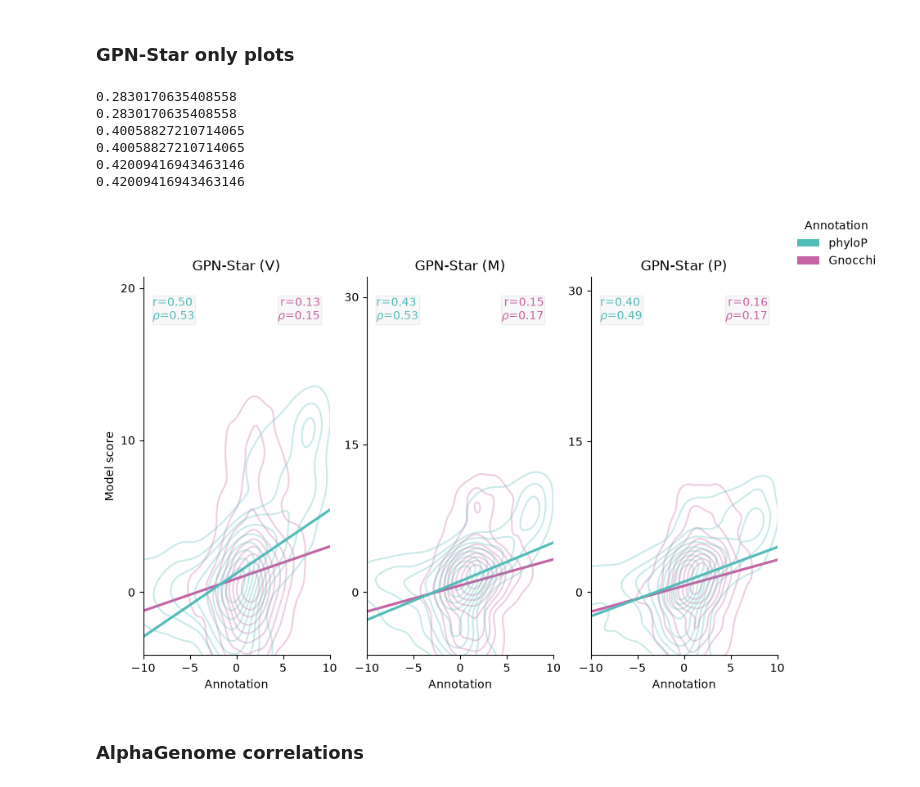
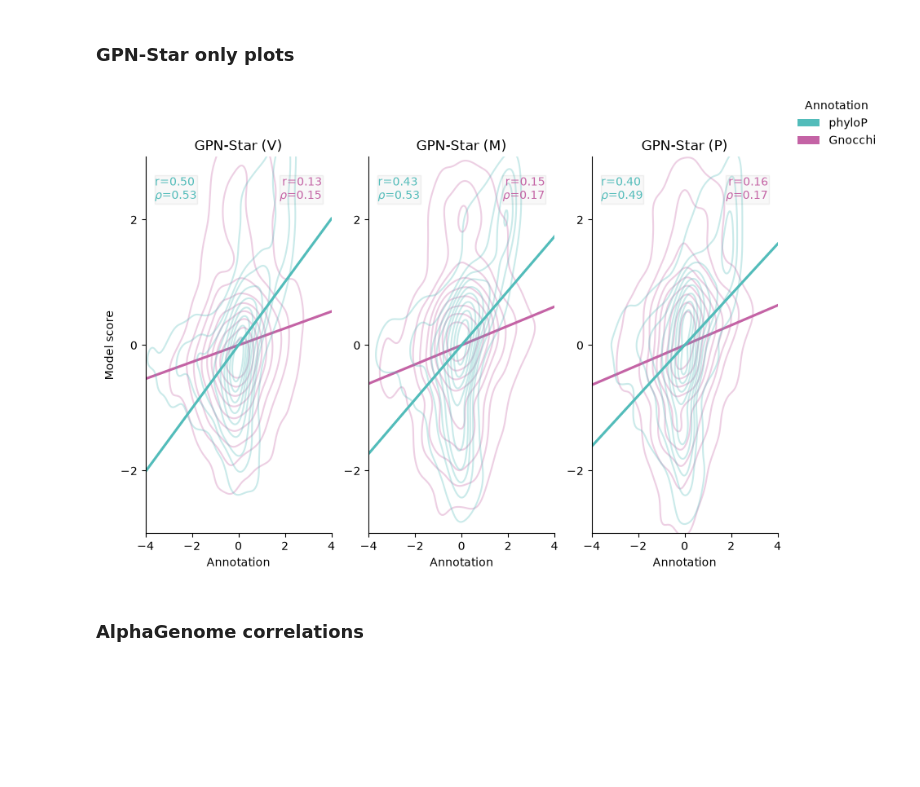
Before and after one commit to rcalef/vep_comparisons, a Jupyter notebook: notebooks/make_plots.ipynb, the cells around one changed output. Cells and saved outputs as stored; diff of their text form; code cells hidden in the pictures; blank space fills up the shorter version.

```diff
--- a/notebooks/make_plots.ipynb
+++ b/notebooks/make_plots.ipynb
@@ -100,7 +99,6 @@ score_to_model = {
     "saprot_score": "SaProt",
     "alphagenome_atlas_raw_score": "AlphaGenome AVI",
 }
-model_to_score = {v: k for k, v in score_to_model.items()}
 
 models_by_modality = {
     "DNA": ["Evo2", "NTv3"],
@@ -119,6 +117,7 @@ gpn_score_cols = {
 
 all_models = score_to_model.copy()
 all_models.update(gpn_score_cols)
+model_to_score = {v: k for k, v in all_models.items()}
 
 pretty_names = {}
 pretty_names.update(annot_names)
@@ -176,30 +175,9 @@ df = (
             .otherwise(pl.col("gnomadg_af").log10())
         ),
         log_roulette_mr=pl.col("roulette_mr").log10(),
-        gwas_pip=pl.max_horizontal(pl.col("ukbb_pip", "multisusie_pip")),
         # Negate GPN-Star score columns to get log(ref) - log(alt),
         # consistent with other models
         **{col: -pl.col(col) for col in gpn_score_cols},
-    )
-    .with_columns(
-        gwas_label=(
-            pl.when(pl.col("gwas_pip") >= 0.5)
-            .then(pl.lit("high_pip"))
-            .otherwise(
-                pl.when(pl.col("gwas_pip") <= 0.1)
-                .then(pl.lit("low_pip"))
-                .otherwise(None)
-            )
-        ),
-        gwas_stringent_label=(
-            pl.when(pl.col("gwas_pip") >= 0.9)
-            .then(pl.lit("high_pip"))
-            .otherwise(
-                pl.when(pl.col("gwas_pip") <= 0.01)
-                .then(pl.lit("low_pip"))
-                .otherwise(None)
-            )
-        ),
     )
 )
 
@@ -756,5 +718,5 @@ with sns.plotting_context("talk", font_scale=0.8):
         df,
         use_z_scores=True,
     )
-    save_fig("fig3_scores_vs_annots.pdf")
+    # save_fig("fig3_scores_vs_annots.pdf")
 # %% [output]
@@ -909,15 +857,9 @@ def gpn_star_annotation_correlation_plot(
         frameon=False,
     )
 # %%
-gpn_star_annotation_correlation_plot(df)
+gpn_star_annotation_correlation_plot(df, use_z_scores=True)
 # %% [output]
-0.2830170635408558
-0.2830170635408558
-0.40058827210714065
-0.40058827210714065
-0.42009416943463146
-0.42009416943463146
-[figure, old version]
+[figure, new version]
 # %% [markdown]
 ### AlphaGenome correlations
 # %%
```
Also changed, not shown: parts of 107 cells of this notebook, 2 other files.
